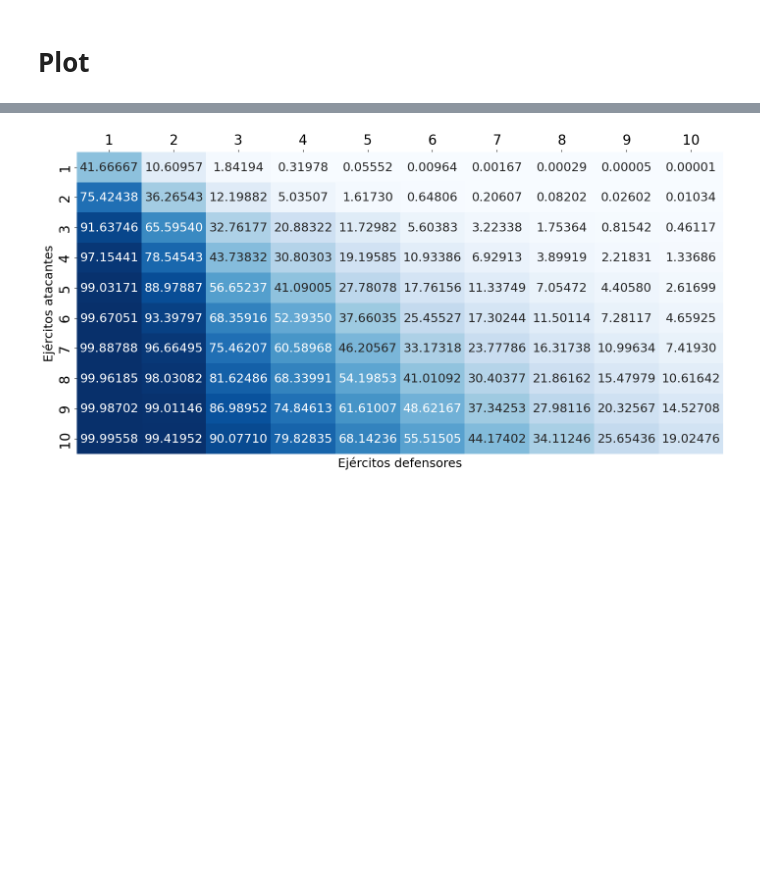
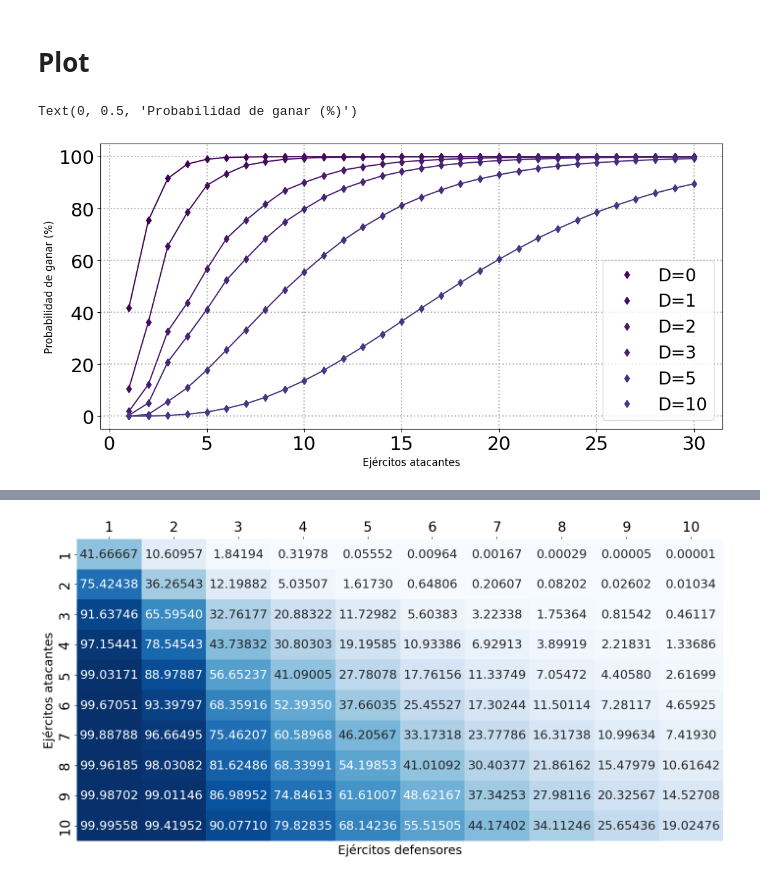
Before and after one commit to julianszere/TEG, a Jupyter notebook: TEG.ipynb, the cells around one changed output, grey strips where cells are left out. Saved outputs shown, nothing was run; the diff lists cells and outputs as text; code cells hidden in the pictures; blank space fills up the shorter version.

```diff
--- a/TEG.ipynb
+++ b/TEG.ipynb
@@ -313,3 +346,22 @@ risk = TEG(max_armies_attacker, max_armies_defender, 2)
 
 P_teg = teg.getMatrixP() * 100
 P_risk = risk.getMatrixP() * 100
+# %%
+armies_attacker = np.arange(1, max_armies_attacker + 1)
+
+for i, armies_defender in enumerate([0, 1, 2, 3, 5, 10]):
+    plt.plot(armies_attacker, P_teg[:, armies_defender], color=colors[i])
+    plt.plot(armies_attacker, P_teg[:, armies_defender], 'd', color=colors[i], label=f'D={armies_defender}')
+
+plt.legend()
+plt.xlabel('Ejércitos atacantes')
+plt.ylabel('Probabilidad de ganar (%)')
+
+# for i in armies_defender:
+#     i = i - 1
+#     if i % 1 == 0:
+#         plt.plot(armies_defender, P_teg[i, :], 'd', color=colors[i//5])
+#         plt.plot(armies_defender, P_teg[i, :], color=colors[i//5])
+# %% [output]
+Text(0, 0.5, 'Probabilidad de ganar (%)')
+[figure, added]
```
Also changed, not shown: parts of 20 cells of this notebook.
